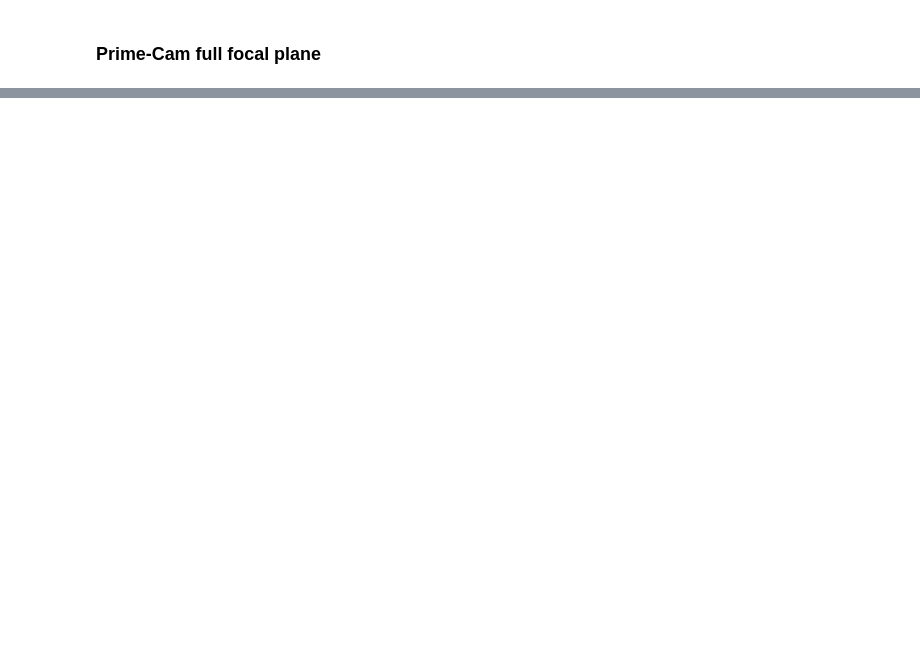
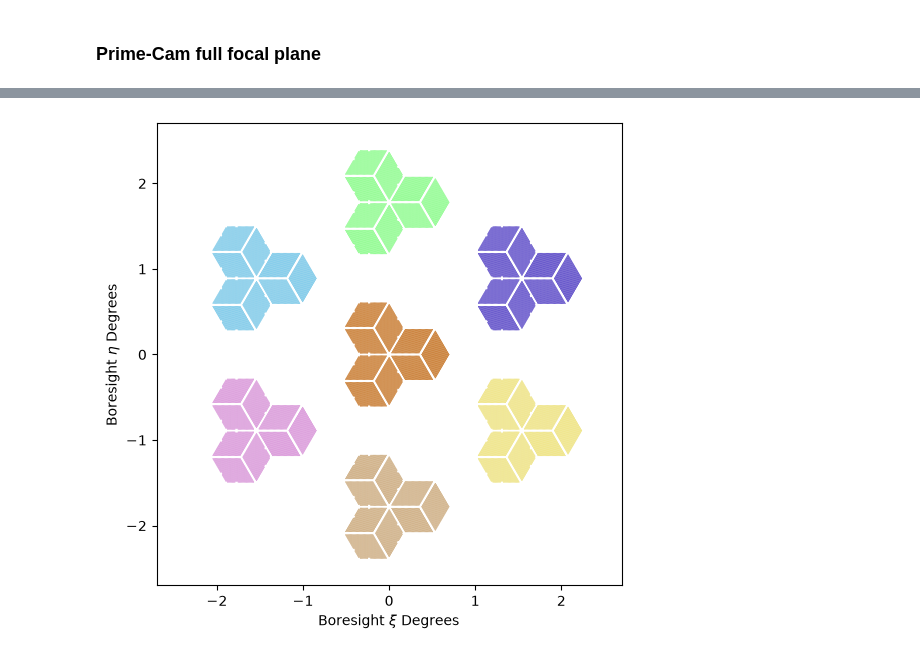
Before and after one commit to Ankurdev-astro/primecam_focalplane, a Jupyter notebook: notebooks/visualize_fp_primecam.ipynb, the cells around one changed output, grey strips where cells are left out. Drawn from its saved outputs; the diff is of its cells as text; code cells hidden in the pictures; blank space fills up the shorter version.

```diff
--- a/notebooks/visualize_fp_primecam.ipynb
+++ b/notebooks/visualize_fp_primecam.ipynb
@@ -141,18 +144,20 @@ QTable length=72146
 # %%
 width= 4.5 * u.degree
 fp_test =  Focalplane(
                 detector_data=detector_table_combined)
 
 plot_focalplane_primecam(
     focalplane=fp_test,
     xieta=True,
     face_color={"primecam_f280": "plum", "primecam_f350": "skyblue",
                  "primecam_f420": "palegreen", "primecam_f850": "peru",
                  "primecam_f_fake1": "tan", "primecam_f_fake2": "khaki",
                  "primecam_f_fake3": "slateblue"},
     width=width,
     height=width,
     show_labels=False,
-    outfile="../plots/fp_primecam_tube.pdf"
+    # outfile="../plots/fp_primecam_tube.pdf"
 )
 plt.show()
+# %% [output]
+[figure, added]
```
Also changed, not shown: parts of 9 cells of this notebook, 19 other files.
